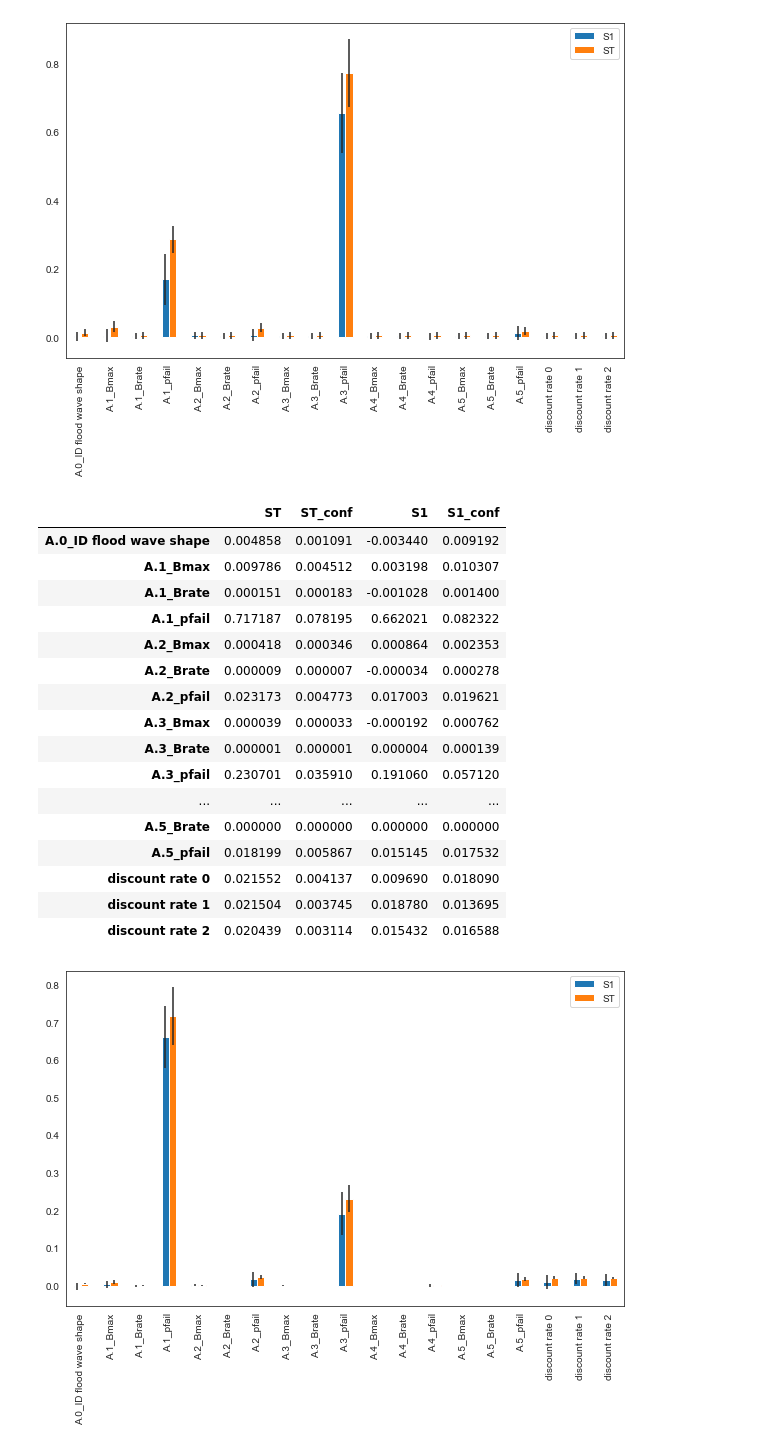
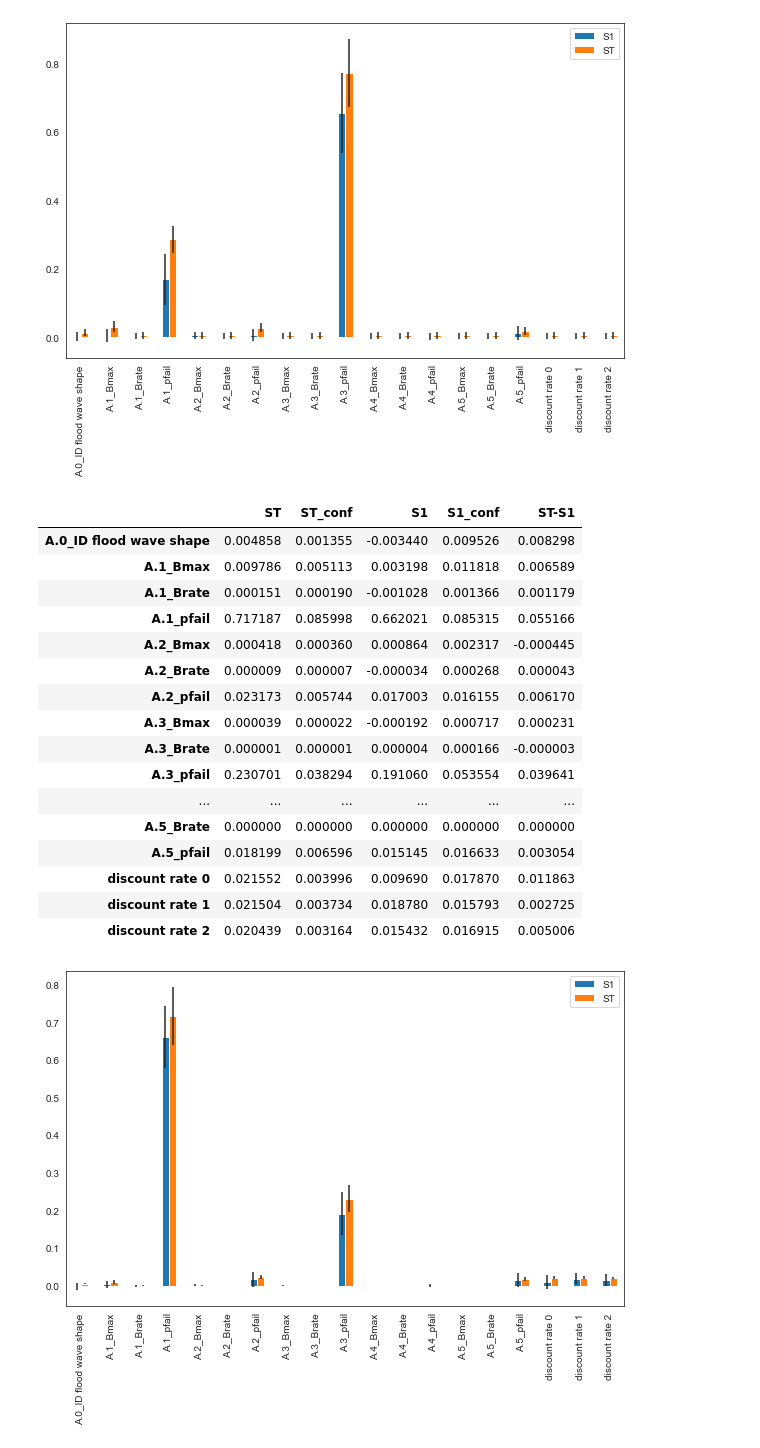
Before and after one commit to EwoutH/modelbased-g13, a Jupyter notebook: Sobol G13.ipynb, the cells around one changed output. Drawn from its saved outputs; the diff is of its cells as text; code cells hidden in the pictures.

```diff
--- a/Sobol G13.ipynb
+++ b/Sobol G13.ipynb
@@ -174,26 +181,27 @@ plt.show()
 [figure]
 # %%
 Si_filter = {k:damages_sobol[k] for k in ['ST','ST_conf','S1','S1_conf']}
-Si_df = pd.DataFrame(Si_filter, index=problem['names'])
-Si_df
+Si_df_damages = pd.DataFrame(Si_filter, index=problem['names'])
+Si_df_damages['ST-S1'] = Si_df_damages['ST'] - Si_df_damages['S1']
+Si_df_damages
 # %% [output]
-|  | ST | ST_conf | S1 | S1_conf |
-| A.0_ID flood wave shape | 0.004858 | 0.001091 | -0.003440 | 0.009192 |
-| A.1_Bmax | 0.009786 | 0.004512 | 0.003198 | 0.010307 |
-| A.1_Brate | 0.000151 | 0.000183 | -0.001028 | 0.001400 |
-| A.1_pfail | 0.717187 | 0.078195 | 0.662021 | 0.082322 |
-| A.2_Bmax | 0.000418 | 0.000346 | 0.000864 | 0.002353 |
-| A.2_Brate | 0.000009 | 0.000007 | -0.000034 | 0.000278 |
-| A.2_pfail | 0.023173 | 0.004773 | 0.017003 | 0.019621 |
-| A.3_Bmax | 0.000039 | 0.000033 | -0.000192 | 0.000762 |
-| A.3_Brate | 0.000001 | 0.000001 | 0.000004 | 0.000139 |
-| A.3_pfail | 0.230701 | 0.035910 | 0.191060 | 0.057120 |
-| ... | ... | ... | ... | ... |
-| A.5_Brate | 0.000000 | 0.000000 | 0.000000 | 0.000000 |
-| A.5_pfail | 0.018199 | 0.005867 | 0.015145 | 0.017532 |
-| discount rate 0 | 0.021552 | 0.004137 | 0.009690 | 0.018090 |
-| discount rate 1 | 0.021504 | 0.003745 | 0.018780 | 0.013695 |
-| discount rate 2 | 0.020439 | 0.003114 | 0.015432 | 0.016588 |
+|  | ST | ST_conf | S1 | S1_conf | ST-S1 |
+| A.0_ID flood wave shape | 0.004858 | 0.001355 | -0.003440 | 0.009526 | 0.008298 |
+| A.1_Bmax | 0.009786 | 0.005113 | 0.003198 | 0.011818 | 0.006589 |
+| A.1_Brate | 0.000151 | 0.000190 | -0.001028 | 0.001366 | 0.001179 |
+| A.1_pfail | 0.717187 | 0.085998 | 0.662021 | 0.085315 | 0.055166 |
+| A.2_Bmax | 0.000418 | 0.000360 | 0.000864 | 0.002317 | -0.000445 |
+| A.2_Brate | 0.000009 | 0.000007 | -0.000034 | 0.000268 | 0.000043 |
+| A.2_pfail | 0.023173 | 0.005744 | 0.017003 | 0.016155 | 0.006170 |
+| A.3_Bmax | 0.000039 | 0.000022 | -0.000192 | 0.000717 | 0.000231 |
+| A.3_Brate | 0.000001 | 0.000001 | 0.000004 | 0.000166 | -0.000003 |
+| A.3_pfail | 0.230701 | 0.038294 | 0.191060 | 0.053554 | 0.039641 |
+| ... | ... | ... | ... | ... | ... |
+| A.5_Brate | 0.000000 | 0.000000 | 0.000000 | 0.000000 | 0.000000 |
+| A.5_pfail | 0.018199 | 0.006596 | 0.015145 | 0.016633 | 0.003054 |
+| discount rate 0 | 0.021552 | 0.003996 | 0.009690 | 0.017870 | 0.011863 |
+| discount rate 1 | 0.021504 | 0.003734 | 0.018780 | 0.015793 | 0.002725 |
+| discount rate 2 | 0.020439 | 0.003164 | 0.015432 | 0.016915 | 0.005006 |
 # %%
 sns.set_style('white')
 fig, ax = plt.subplots(1)
```
Also changed, not shown: parts of 5 cells of this notebook, 1 other file.
